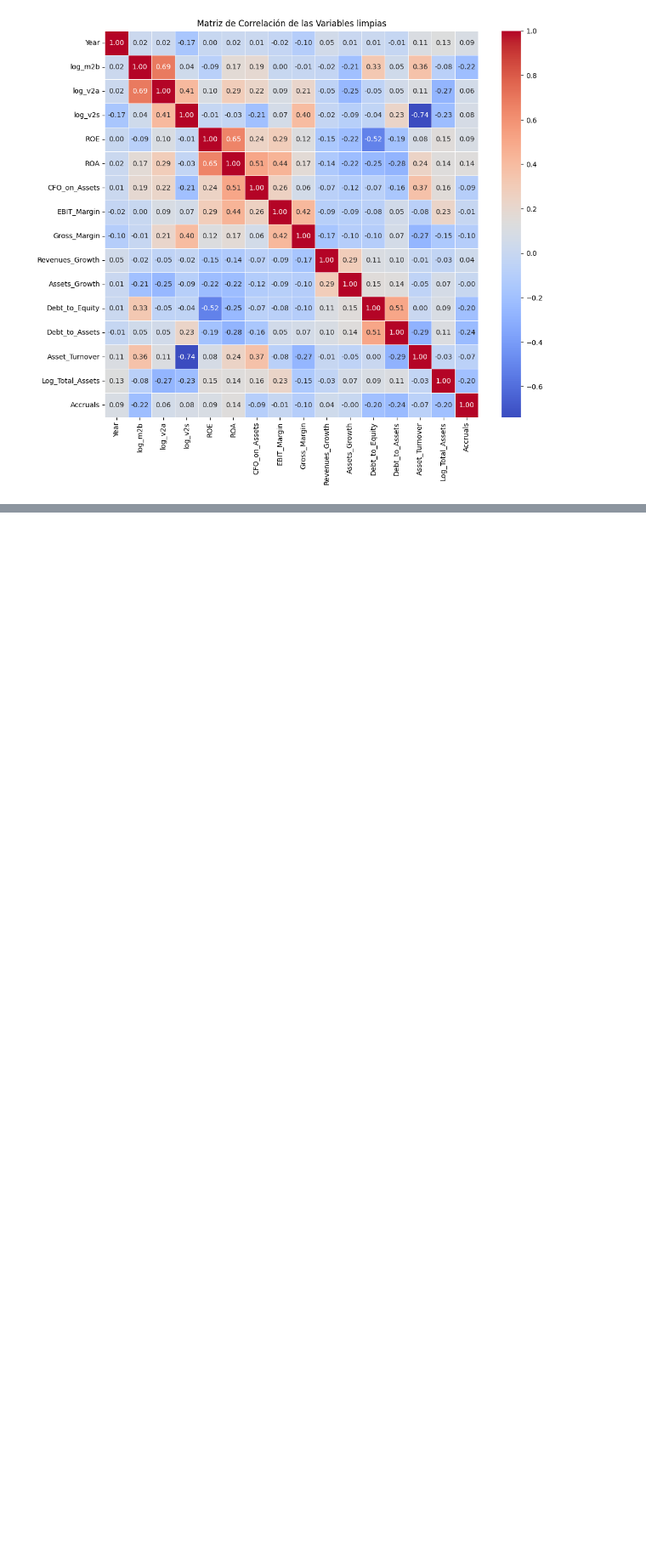
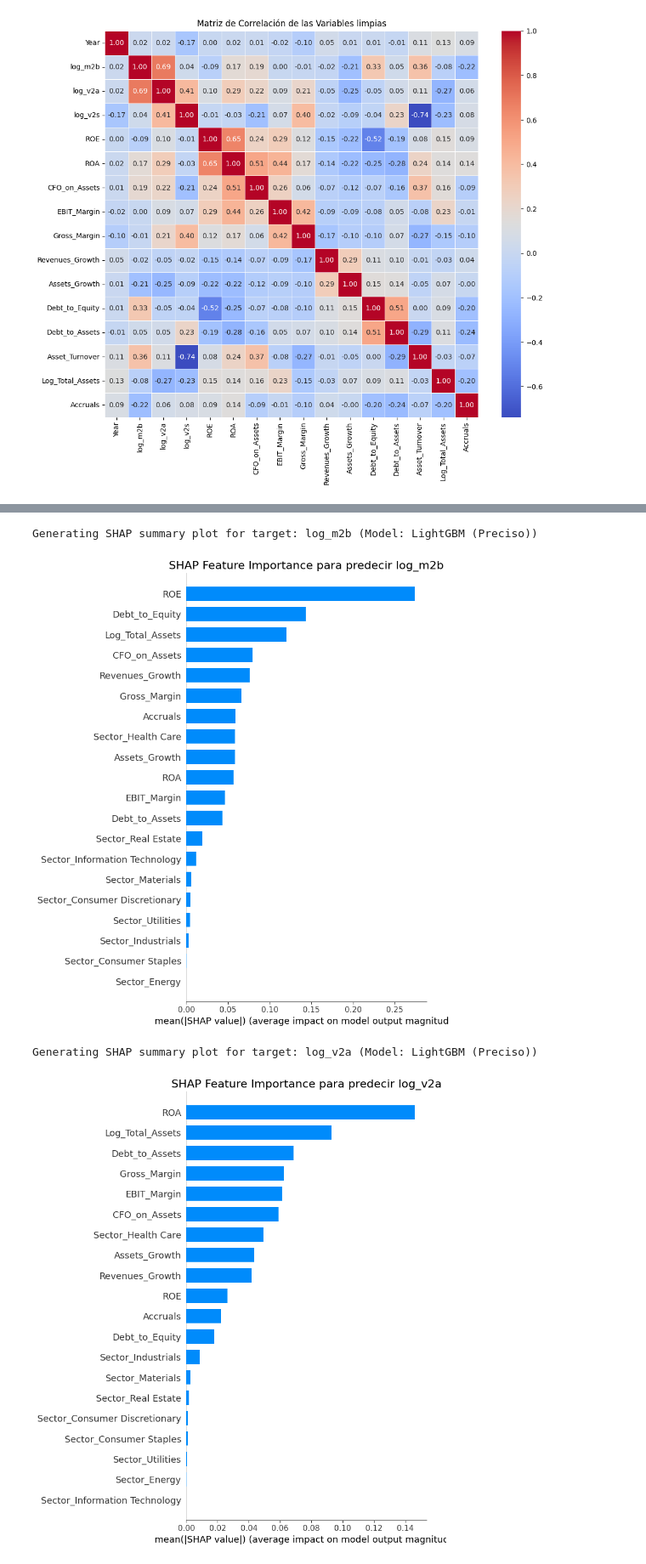
Before and after one commit to v2gutierrez/TFM_Predicting-Valuation-Multiples-using-Machine-Learning-Techniques, a Jupyter notebook: TFM.ipynb, the cells around one changed output, grey strips where cells are left out. Shown at 85% size. Cells and saved outputs as stored; diff of their text form; code cells hidden in the pictures; blank space fills up the shorter version.

Commit message:
Código Python para TFM

```diff
--- a/TFM.ipynb
+++ b/TFM.ipynb
@@ -353,0 +1484,65 @@ plt.show()
+# %%
+# SHAP sin Asset_turnover
+# Creamos la visualización de los SHAP de Light GBM (Preciso)
+if 'data_clean_wind' not in locals():
+    print("Error: data_clean_wind DataFrame not found.")
+    print("Please ensure the data cleaning and winsorization steps have been run.")
+else:
+    # Creamos la misma separación de datos de antes para los modelos para el SHAP
+    datos = data_clean_wind.copy()
+
+    datos = pd.get_dummies(datos, columns=['GICS Sector Name'], prefix='Sector', drop_first=True, dtype=int)
+    train_years = range(8, 20)
+    val_years = range(4, 8)
+    test_years = range(0, 4)
+    exclude_features = ['Company Name', 'Year', 'log_m2b', 'log_v2a', 'log_v2s','Asset_Turnover']
+    all_possible_features = [col for col in datos.columns if col not in exclude_features]
+    original_features = [col for col in data_clean_wind.columns if col not in exclude_features + ['GICS Sector Name']]
+    dummy_features = [col for col in datos.columns if 'Sector_' in col]
+    features_encoded = original_features + dummy_features
+
+    # Solo necesitamos X_test para SHAP
+    X_test = datos[datos['Year'].isin(test_years)][features_encoded].copy()
+
+    # Transformamos bool a int para evitar problemas
+    for col in X_test.select_dtypes(include='bool').columns:
+        X_test[col] = X_test[col].astype(int)
+    # --- Fin de la replicación de la preparación de datos ---
+
+
+    # Buscamos el modelo
+    model_name = 'LightGBM (Preciso)'
+    target_variables = ['log_m2b', 'log_v2a', 'log_v2s']
+
+    if 'trained_models' not in locals() or model_name not in trained_models:
+        print(f"Error: Trained models or model type '{model_name}' not found in trained_models.")
+        print("Please ensure the comprehensive training cell has been run.")
+    else:
+        # X_test_shap debe contener las mismas columnas en el mismo orden
+        X_test_shap = X_test[features_encoded].copy()
+
+        for target in target_variables:
+            if target in trained_models[model_name]:
+                model = trained_models[model_name][target]
+
+                print(f"\nGenerating SHAP summary plot for target: {target} (Model: {model_name})")
+
+                # Creamos SHAP explainer
+                explainer = shap.TreeExplainer(model)
+
+                # Calculamos los valores SHAP
+                shap_values = explainer.shap_values(X_test_shap)
+
+                # Generamos el bar plot de los SHAP values
+                shap.summary_plot(shap_values, X_test_shap, plot_type="bar", show=False)
+                plt.title(f'SHAP Feature Importance para predecir {target}', fontsize=16)
+                plt.tight_layout()
+                plt.show()
+
+            else:
+                print(f"Warning: Model {model_name} for target '{target}' not found in trained_models. Skipping SHAP plot.")
+# %% [output]
+Generating SHAP summary plot for target: log_m2b (Model: LightGBM (Preciso))
+[figure, added]
+Generating SHAP summary plot for target: log_v2a (Model: LightGBM (Preciso))
+[figure, added]
```
Also changed, not shown: parts of 20 cells of this notebook.
